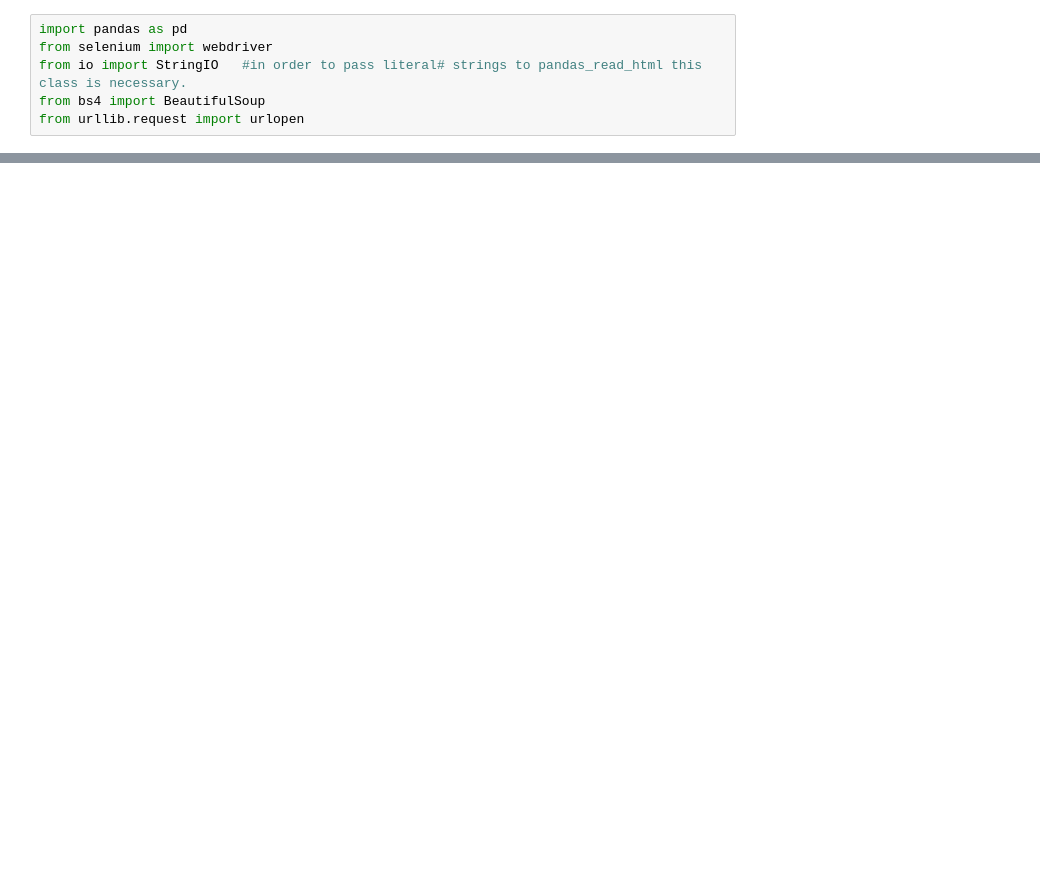
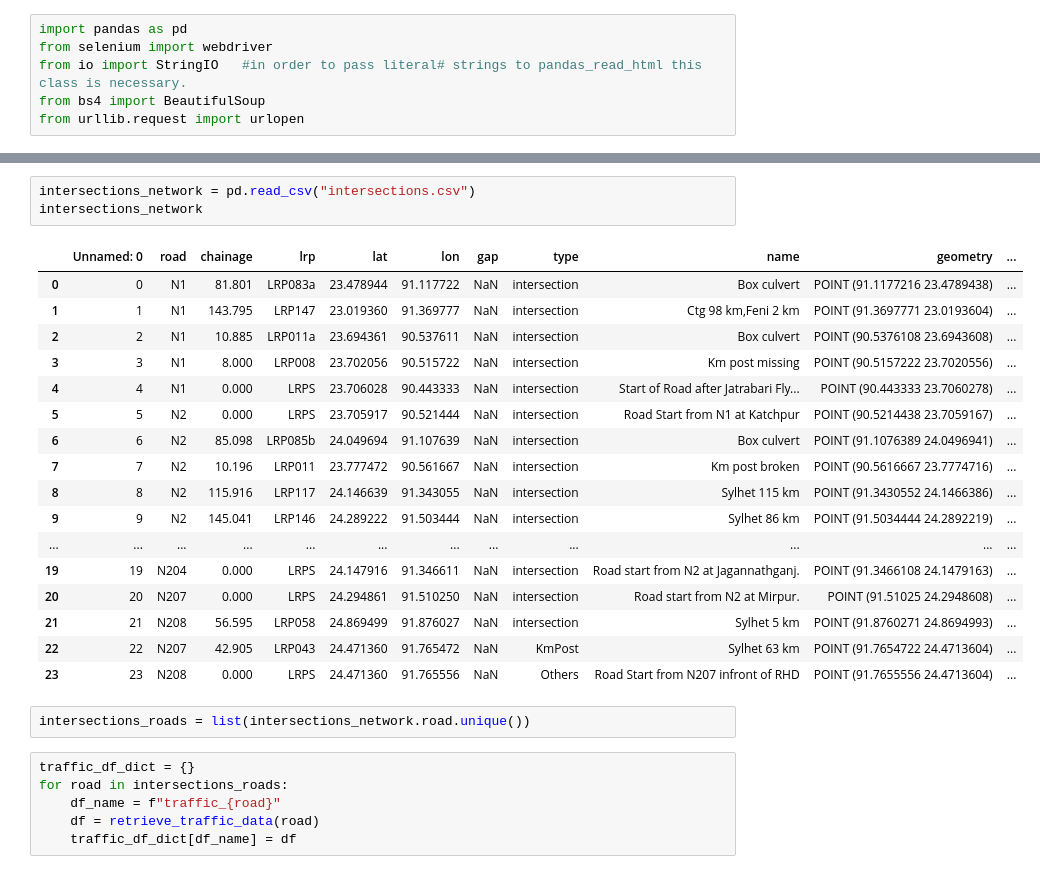
Before and after one commit to mlmoleman/EPA133A-G07-A4, a Jupyter notebook: data/traffic_flows.ipynb, the cells around one changed output, grey strips where cells are left out. Drawn from its saved outputs; the diff is of its cells as text; blank space fills up the shorter version.

Commit message:
scrape html tables from all roads used in network and made csv's and one large csv. TODO In the large csv 'traffic_flows', there is a multi-index which if necessary still has to be removed.

```diff
--- a/data/traffic_flows.ipynb
+++ b/data/traffic_flows.ipynb
@@ -54,0 +17,29 @@ tables[3]
+# %%
+intersections_network = pd.read_csv("intersections.csv")
+intersections_network
+# %% [output]
+|  | Unnamed: 0 | road | chainage | lrp | lat | lon | gap | type | name | geometry | ... |
+| 0 | 0 | N1 | 81.801 | LRP083a | 23.478944 | 91.117722 | NaN | intersection | Box culvert | POINT (91.1177216 23.4789438) | ... |
+| 1 | 1 | N1 | 143.795 | LRP147 | 23.019360 | 91.369777 | NaN | intersection | Ctg 98 km,Feni 2 km | POINT (91.3697771 23.0193604) | ... |
+| 2 | 2 | N1 | 10.885 | LRP011a | 23.694361 | 90.537611 | NaN | intersection | Box culvert | POINT (90.5376108 23.6943608) | ... |
+| 3 | 3 | N1 | 8.000 | LRP008 | 23.702056 | 90.515722 | NaN | intersection | Km post missing | POINT (90.5157222 23.7020556) | ... |
+| 4 | 4 | N1 | 0.000 | LRPS | 23.706028 | 90.443333 | NaN | intersection | Start of Road after Jatrabari Fly... | POINT (90.443333 23.7060278) | ... |
+| 5 | 5 | N2 | 0.000 | LRPS | 23.705917 | 90.521444 | NaN | intersection | Road Start from N1 at Katchpur | POINT (90.5214438 23.7059167) | ... |
+| 6 | 6 | N2 | 85.098 | LRP085b | 24.049694 | 91.107639 | NaN | intersection | Box culvert | POINT (91.1076389 24.0496941) | ... |
+| 7 | 7 | N2 | 10.196 | LRP011 | 23.777472 | 90.561667 | NaN | intersection | Km post broken | POINT (90.5616667 23.7774716) | ... |
+| 8 | 8 | N2 | 115.916 | LRP117 | 24.146639 | 91.343055 | NaN | intersection | Sylhet 115 km | POINT (91.3430552 24.1466386) | ... |
+| 9 | 9 | N2 | 145.041 | LRP146 | 24.289222 | 91.503444 | NaN | intersection | Sylhet 86 km | POINT (91.5034444 24.2892219) | ... |
+| ... | ... | ... | ... | ... | ... | ... | ... | ... | ... | ... | ... |
+| 19 | 19 | N204 | 0.000 | LRPS | 24.147916 | 91.346611 | NaN | intersection | Road start from N2 at Jagannathganj. | POINT (91.3466108 24.1479163) | ... |
+| 20 | 20 | N207 | 0.000 | LRPS | 24.294861 | 91.510250 | NaN | intersection | Road start from N2 at Mirpur. | POINT (91.51025 24.2948608) | ... |
+| 21 | 21 | N208 | 56.595 | LRP058 | 24.869499 | 91.876027 | NaN | intersection | Sylhet 5 km | POINT (91.8760271 24.8694993) | ... |
+| 22 | 22 | N207 | 42.905 | LRP043 | 24.471360 | 91.765472 | NaN | KmPost | Sylhet 63 km | POINT (91.7654722 24.4713604) | ... |
+| 23 | 23 | N208 | 0.000 | LRPS | 24.471360 | 91.765556 | NaN | Others | Road Start from N207 infront of RHD | POINT (91.7655556 24.4713604) | ... |
+# %%
+intersections_roads = list(intersections_network.road.unique())
+# %%
+traffic_df_dict = {}
+for road in intersections_roads:
+    df_name = f"traffic_{road}"
+    df = retrieve_traffic_data(road)
+    traffic_df_dict[df_name] = df
```
Also changed, not shown: parts of 24 cells of this notebook, 19 other files.
